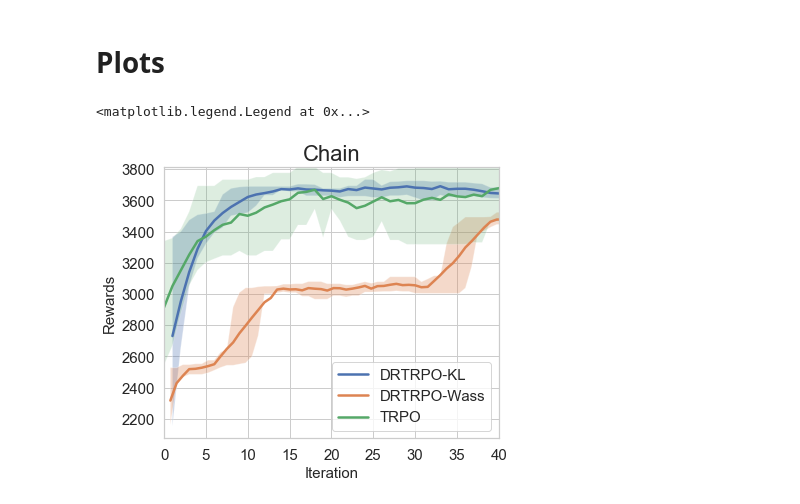
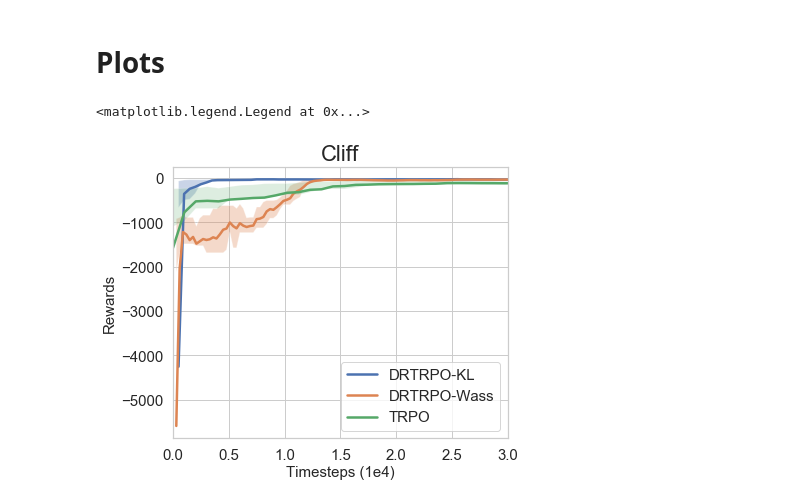
Before and after one commit to kadysongbb/dr-trpo, a Jupyter notebook: tabular/view_training.ipynb, the cells around one changed output. Cells and saved outputs as stored; diff of their text form; code cells hidden in the pictures.

Commit message:
update figures

```diff
--- a/tabular/view_training.ipynb
+++ b/tabular/view_training.ipynb
@@ -54,26 +53,29 @@ def df_plot(dfs, x, ys, isTaxi, isChain, isCliff, ylim=None, xlim=None, legend_l
             y_val = df[y]
             ws = 10
             if isTaxi == True:
-                update_sz = 100
+                bs = 5
+                timesteps_per_eps = 200
                 plt.title('Taxi', fontsize = 22)
             if isChain == True:
-                update_sz = 20
+                bs = 20
+                timesteps_per_eps = 1000
                 plt.title('Chain', fontsize = 22)
             if isCliff == True:
-                update_sz = 5
+                bs = 1
+                timesteps_per_eps = 100
                 plt.title('Cliff', fontsize = 22)
             moving_average = find_moving_avg(y_val, ws)
-            plt.plot(x_val[0:len(x_val)-ws]/update_sz, moving_average[0], linewidth = 2.5, label=name)
-            plt.fill_between(x_val[0:len(x_val)-ws]/update_sz, moving_average[1], moving_average[2], alpha=0.3)
+            plt.plot(x_val[0:len(x_val)-ws]*timesteps_per_eps/bs/10000, moving_average[0], linewidth = 2.5, label=name)
+            plt.fill_between(x_val[0:len(x_val)-ws]*timesteps_per_eps/bs/10000, moving_average[1], moving_average[2], alpha=0.3)
     plt.xticks(fontsize=15)
     plt.yticks(fontsize=15)
     plt.axis((None,None,None,None))
-    plt.xlabel('Iteration',fontsize=15)
+    plt.xlabel('Timesteps (1e4)',fontsize=15)
     plt.ylabel('Rewards',fontsize=15)
 # %%
 isTaxi = False
-isChain = True
-isCliff = False
+isChain = False
+isCliff = True
 
 
 # ENTER LIST OF LOG FILENAMES HERE:
@@ -93,30 +95,30 @@ data = list(zip(dataframes, names))
 # %% [markdown]
 # Plots
 # %%
-if isTaxi or isChain:
-    df_plot(data, '_Episode', ['_AvgRewardSum'], isTaxi, isChain, isCliff, None, [0,40])
+if isTaxi:
+    df_plot(data, '_Episode', ['_AvgRewardSum'], isTaxi, isChain, isCliff, None, [0,16])
+if isChain:
+    df_plot(data, '_Episode', ['_AvgRewardSum'], isTaxi, isChain, isCliff, None, [0,6])
 if isCliff:
-    df_plot(data, '_Episode', ['_AvgRewardSum'], isTaxi, isChain, isCliff, None, [1,35])
+    df_plot(data, '_Episode', ['_AvgRewardSum'], isTaxi, isChain, isCliff, None, [0,3])
 
+# read TRPO baseline results
 # read TRPO baseline results
 if isTaxi:
     trpo_log_name = './tmp/taxi_monitor.csv'
-    trpo_update_sz = 5
 if isChain:
     trpo_log_name = './tmp/chain_monitor.csv'
-    trpo_update_sz = 1
 if isCliff:
     trpo_log_name = './tmp/cliff_monitor.csv'
-    trpo_update_sz = 1
-
 
 window_size = 20
 df=pd.read_csv(trpo_log_name, sep=',', skiprows = 0, header= 1)
 y_val = df['r']
 moving_average = find_moving_avg(y_val, window_size)
-plt.plot(np.arange(len(y_val)-window_size)/trpo_update_sz, moving_average[0], label='TRPO', linewidth = 2.5)
-plt.fill_between(np.arange(len(y_val)-window_size)/trpo_update_sz, moving_average[1], moving_average[2], alpha=0.2)
+trpo_ts_per_iter = 1024
+plt.plot(np.arange(len(y_val)-window_size)*trpo_ts_per_iter/10000, moving_average[0], label='TRPO', linewidth = 2.5)
+plt.fill_between(np.arange(len(y_val)-window_size)*trpo_ts_per_iter/10000, moving_average[1], moving_average[2], alpha=0.2)
 plt.legend(fontsize=15, loc='lower right')
 # %% [output]
 <matplotlib.legend.Legend at 0x...>
-[figure, old version]
+[figure, new version]
```
Also changed, not shown: parts of 1 cell of this notebook, 3 other files.
